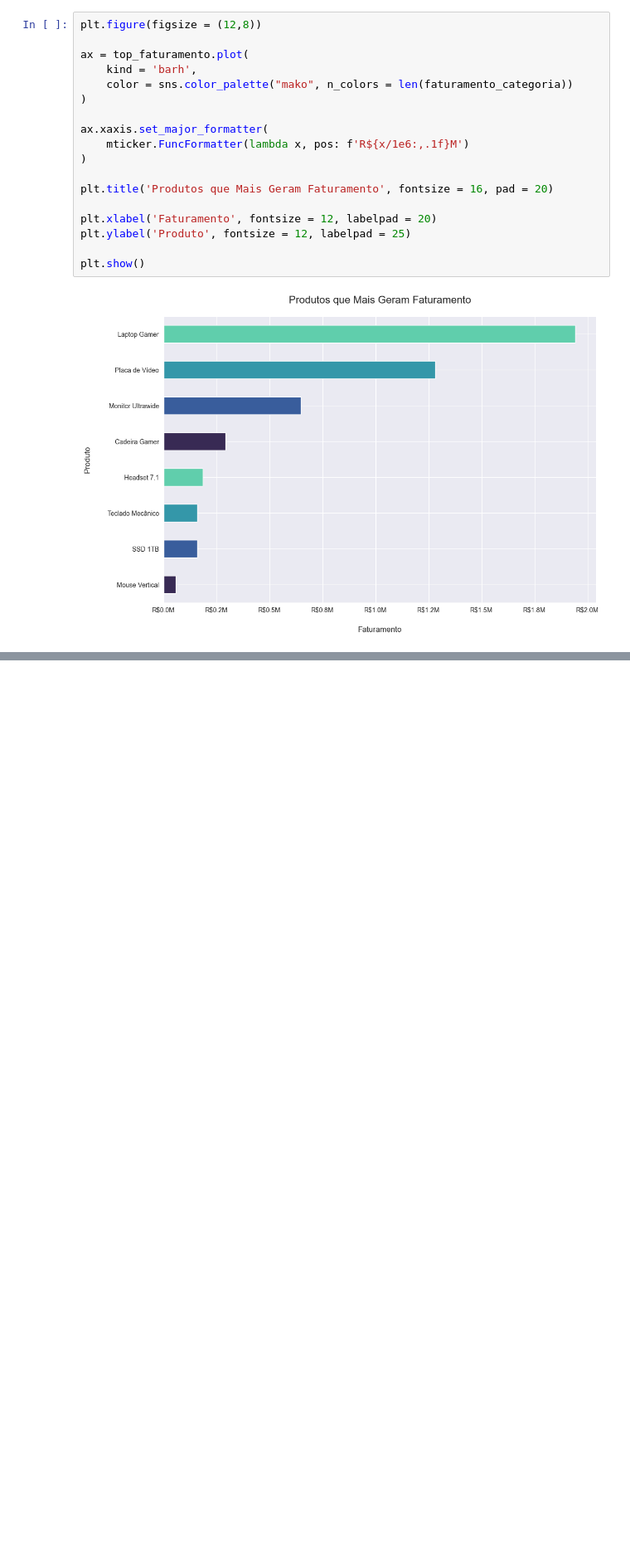
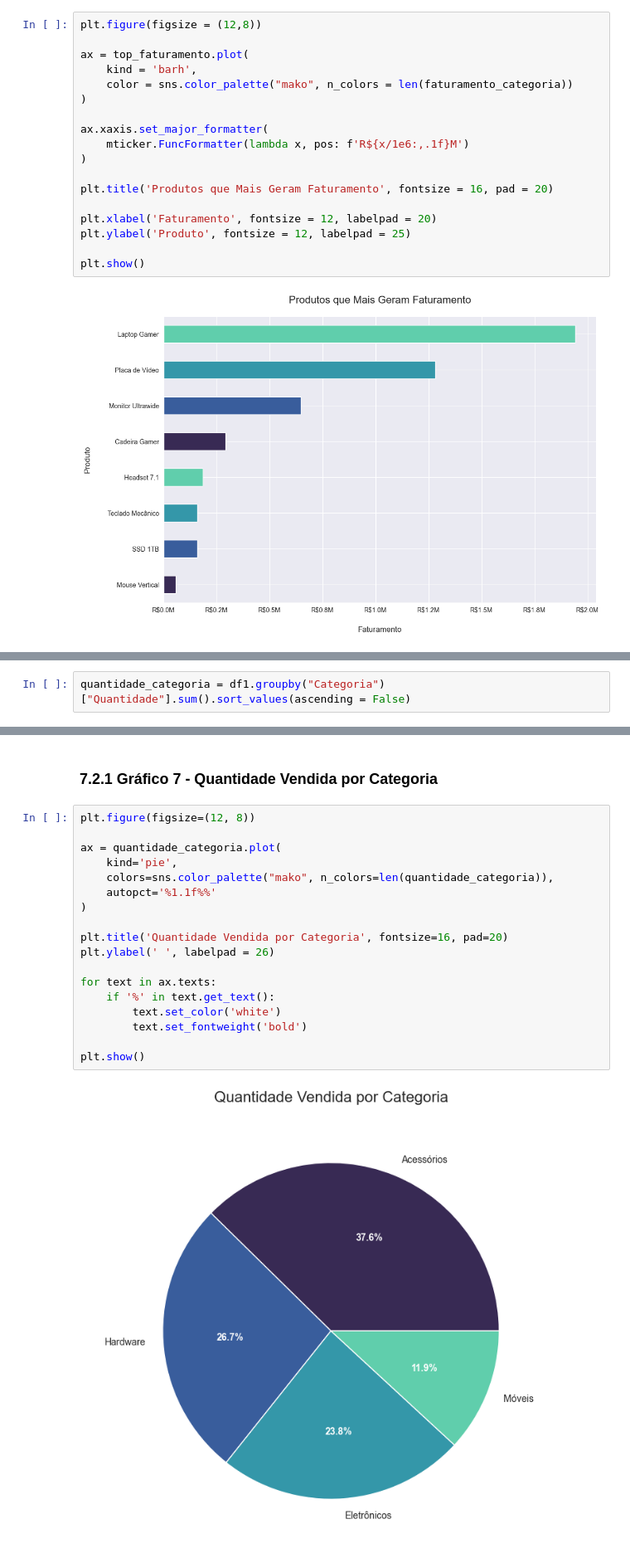
Before and after one commit to letambelli/dsa-python-fundamentos-da-linguagem-python-mini-projeto-1, a Jupyter notebook: main.ipynb, the cells around one changed output, grey strips where cells are left out. Shown at 83% size. Drawn from its saved outputs; the diff is of its cells as text; blank space fills up the shorter version.

```diff
--- a/main.ipynb
+++ b/main.ipynb
@@ -638,0 +641,2 @@ plt.show()
+# %%
+quantidade_categoria = df1.groupby("Categoria")["Quantidade"].sum().sort_values(ascending = False)
@@ -638,0 +652,22 @@ plt.show()
+# %% [markdown]
+### 7.2.1 Gráfico 7 - Quantidade Vendida por Categoria
+# %%
+plt.figure(figsize=(12, 8))
+
+ax = quantidade_categoria.plot(
+    kind='pie',
+    colors=sns.color_palette("mako", n_colors=len(quantidade_categoria)),
+    autopct='%1.1f%%'
+)
+
+plt.title('Quantidade Vendida por Categoria', fontsize=16, pad=20)
+plt.ylabel(' ', labelpad = 26)
+
+for text in ax.texts:
+    if '%' in text.get_text():
+        text.set_color('white')
+        text.set_fontweight('bold')
+
+plt.show()
+# %% [output]
+[figure, added]
```
Also changed, not shown: parts of 2 cells of this notebook.
